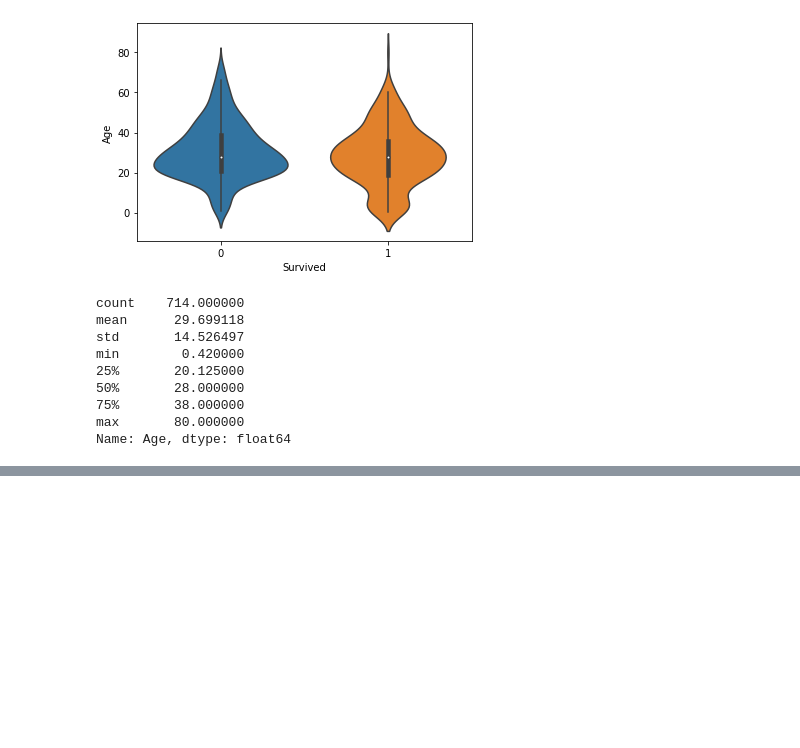
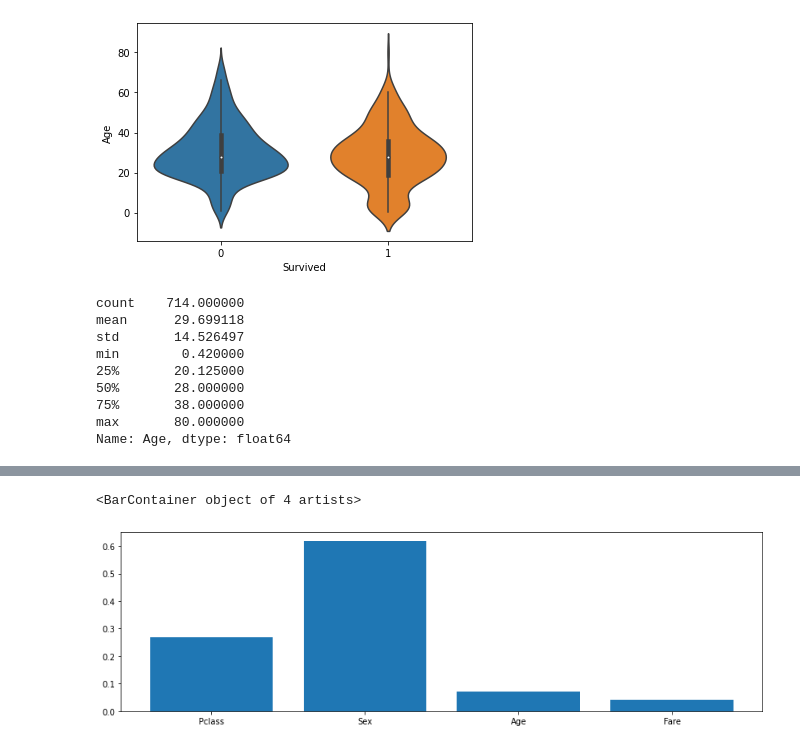
Before and after one commit to sebiwtt/DataScience_with_kaggle, a Jupyter notebook: Titanic/titanic.ipynb, the cells around one changed output, grey strips where cells are left out. Drawn from its saved outputs; the diff is of its cells as text; code cells hidden in the pictures; blank space fills up the shorter version.

```diff
--- a/Titanic/titanic.ipynb
+++ b/Titanic/titanic.ipynb
@@ -75,0 +48,17 @@ Name: Fare, dtype: float64
+# %%
+# Data Prep. Pipeline
+#df['Level'] = df["Cabin"].str.extract(r'([ABCDEFG])')
+#df['CabNum'] = df["Cabin"].str.extract(r'(\d+)')
+
+df_predict = df.drop(["Name", "SibSp", "Parch", "Ticket", "Cabin",
+                      "Embarked"], axis=1)
+df_predict = df_predict.dropna()
+
+label = df_predict.Survived
+data = df_predict.drop(columns=["PassengerId", "Survived"])
+
+sex_dict = {"male": 0, "female": 1}
+level_dict = {"A": 0, "B": 1, "C": 2, "D": 3, "E": 4, "F": 5, "G": 6}
+data.Sex = data.Sex.map(sex_dict)
+#data.Level = data.Level.map(level_dict)
+data = data.dropna()
@@ -75,0 +104,7 @@ Name: Fare, dtype: float64
+# %%
+fi = model.feature_importances_
+plt.figure(figsize=(14, 4))
+plt.bar(data.columns, fi)
+# %% [output]
+<BarContainer object of 4 artists>
+[figure, added]
```
Also changed, not shown: parts of 10 cells of this notebook.
